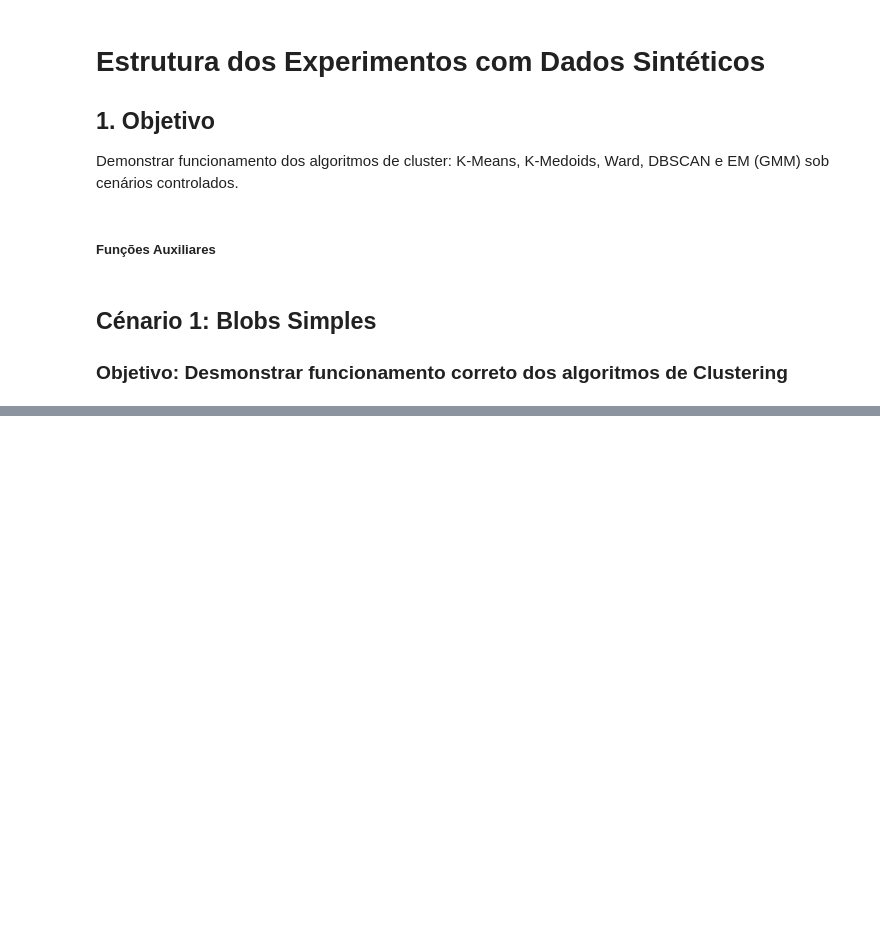
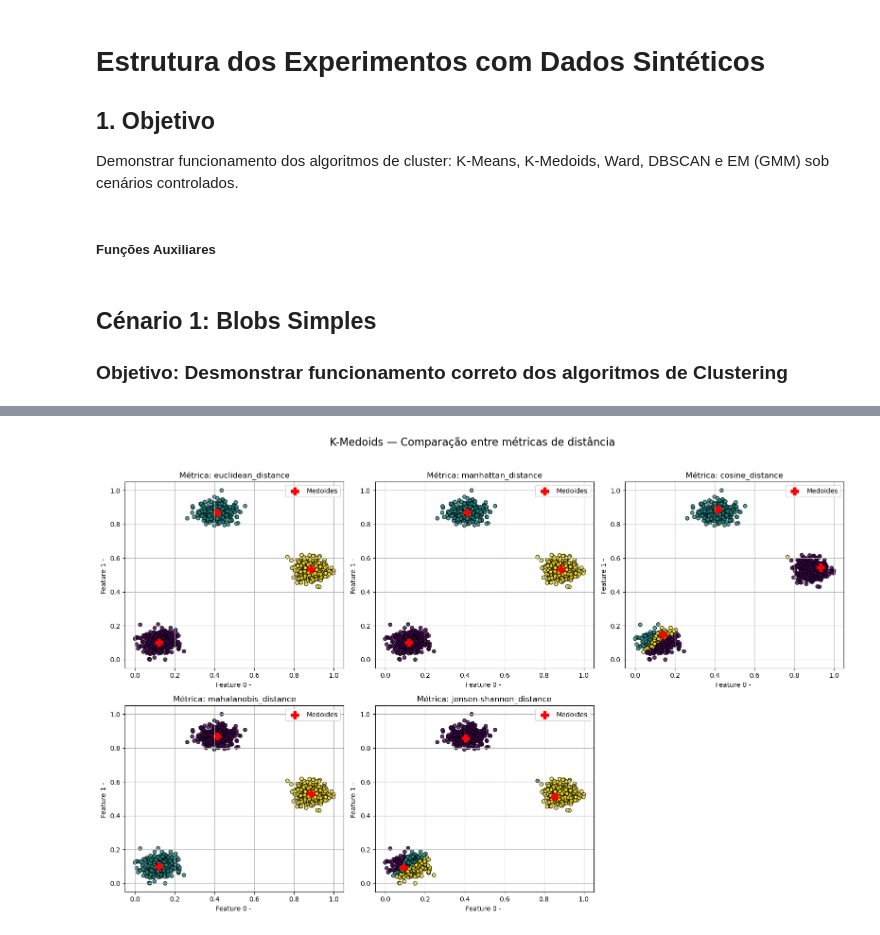
Before and after one commit to JaneOliveira/clustering-client-segmentation-tcc, a Jupyter notebook: notebooks/ExperimentoDatasetSintetico.ipynb, the cells around one changed output, grey strips where cells are left out. Cells and saved outputs as stored; diff of their text form; code cells hidden in the pictures; blank space fills up the shorter version.

```diff
--- a/notebooks/ExperimentoDatasetSintetico.ipynb
+++ b/notebooks/ExperimentoDatasetSintetico.ipynb
@@ -495,3 +51,0 @@ ward.plot_dendrogram(truncate_mode='lastp', p=10)
-# %%
-metric_name = 'jensen-shannon_distance'
-results_jensen_shannon = []
@@ -690,0 +122,20 @@ ward.plot_dendrogram(truncate_mode='lastp', p=10)
+# %%
+results_kmedoids = []
+plots_kmedoids = {}
+
+for metric_name in metrics:
+    kmedoids = KMedoids(k=3, max_iterations=7000, metric_name=metric_name)
+    t0 = time()
+    centroids_kmedoids, clusters_kmedoids = kmedoids.fit(X)
+    runtime_kmedoids = time() - t0
+
+    eval_metric = silhouette_metric_name.get(metric_name, 'euclidean')
+    eval_kwargs = {} if eval_metric != 'mahalanobis' else {'VI': VI}
+
+    metrics_result = calculate_clustering_metrics( algorithm_name="KMedoids", metric_name=metric_name, runtime=runtime_kmedoids, X=X, labels=clusters_kmedoids,eval_metric=eval_metric, eval_kwargs=eval_kwargs
+    )
+    results_kmedoids.append(metrics_result)
+
+    plots_kmedoids[metric_name] = {"X": X, "labels": clusters_kmedoids, "model": kmedoids
+    }
+    print(f"KMedoids com métrica {metric_name} finalizado.")
@@ -690,0 +153,4 @@ ward.plot_dendrogram(truncate_mode='lastp', p=10)
+# %%
+plot_algorithm_all_metrics(plots_kmedoids, "K-Medoids", x_index=0, y_index=1)
+# %% [output]
+[figure, added]
```
Also changed, not shown: parts of 87 cells of this notebook.
